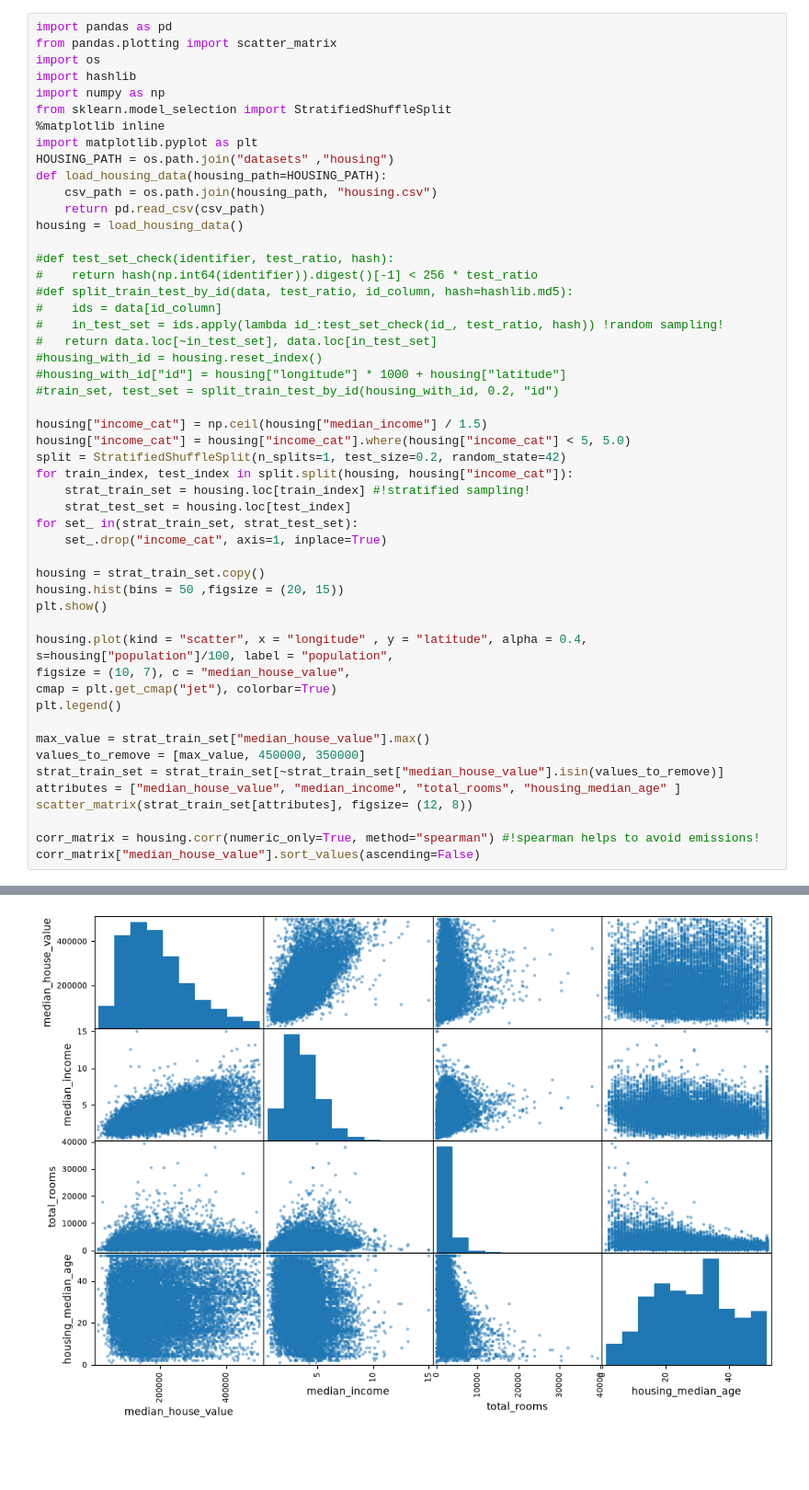
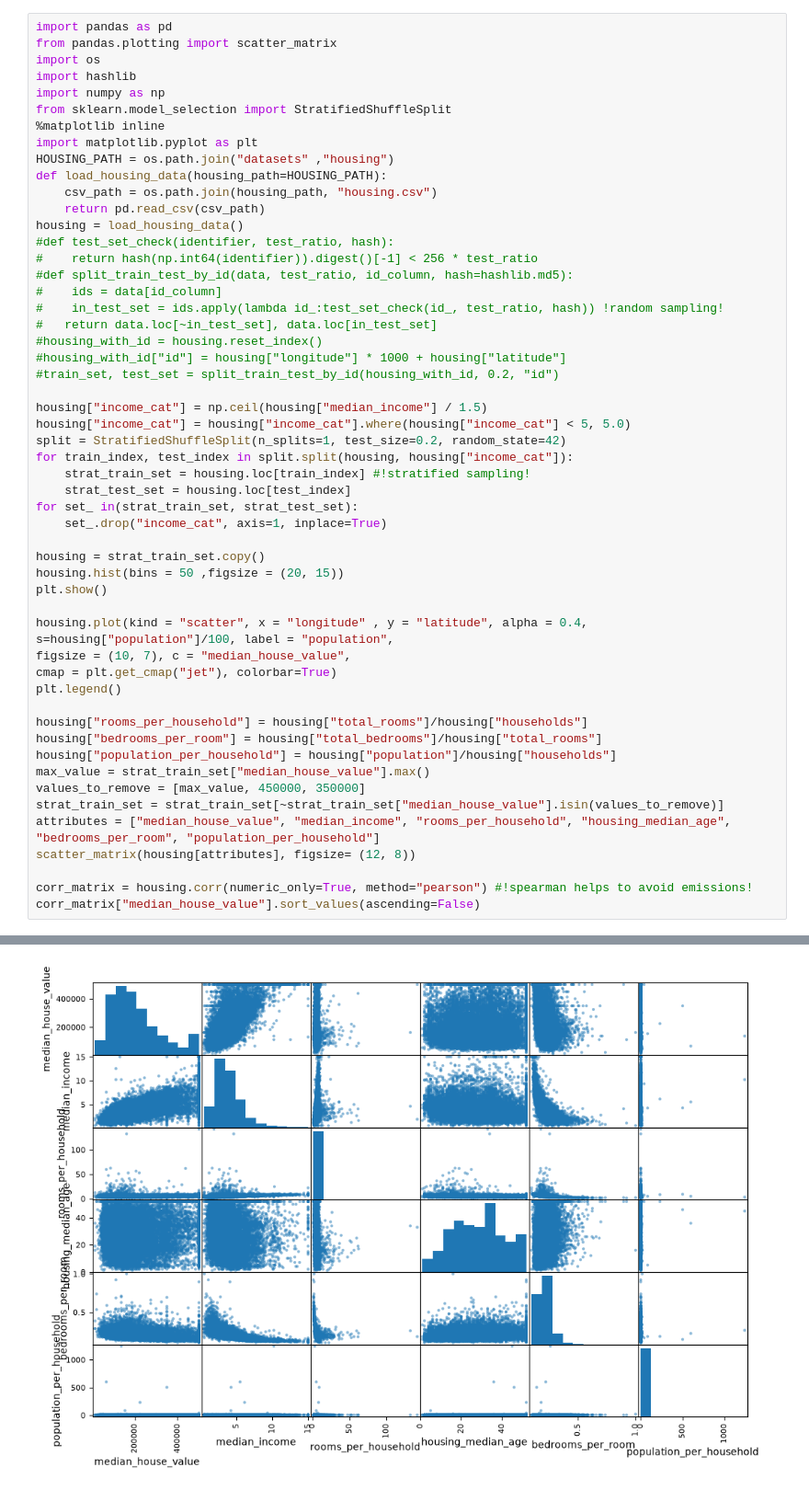
Before and after one commit to Atwidans/MachineLearning, a Jupyter notebook: housing_ml(thx Aurelien Geron)/ml_housing.ipynb, the cells around one changed output, grey strips where cells are left out. Shown at 92% size. Drawn from its saved outputs; the diff is of its cells as text; blank space fills up the shorter version.

Commit message:
work in ml_housing, data analysis (build combinations of data, pearson correlation with new attributes)

```diff
--- a/housing_ml(thx Aurelien Geron)/ml_housing.ipynb
+++ b/housing_ml(thx Aurelien Geron)/ml_housing.ipynb
@@ -12,7 +12,6 @@ def load_housing_data(housing_path=HOUSING_РАТН):
     csv_path = os.path.join(housing_path, "housing.csv")
     return pd.read_csv(csv_path)
 housing = load_housing_data()
-
 #def test_set_check(identifier, test_ratio, hash):
 #    return hash(np.int64(identifier)).digest()[-1] < 256 * test_ratio
 #def split_train_test_by_id(data, test_ratio, id_column, hash=hashlib.md5):
@@ -41,12 +40,15 @@ figsize = (10, 7), c = "median_house_value",
 cmap = plt.get_cmap("jet"), colorbar=True)
 plt.legend()
 
+housing["rooms_per_household"] = housing["total_rooms"]/housing["households"]
+housing["bedrooms_per_room"] = housing["total_bedrooms"]/housing["total_rooms"]
+housing["population_per_household"] = housing["population"]/housing["households"]
 max_value = strat_train_set["median_house_value"].max()
 values_to_remove = [max_value, 450000, 350000]
 strat_train_set = strat_train_set[~strat_train_set["median_house_value"].isin(values_to_remove)]
-attributes = ["median_house_value", "median_income", "total_rooms", "housing_median_age" ]
-scatter_matrix(strat_train_set[attributes], figsize= (12, 8))
+attributes = ["median_house_value", "median_income", "rooms_per_household", "housing_median_age", "bedrooms_per_room", "population_per_household"]
+scatter_matrix(housing[attributes], figsize= (12, 8))
 
-corr_matrix = housing.corr(numeric_only=True, method="spearman") #!spearman helps to avoid emissions!
+corr_matrix = housing.corr(numeric_only=True, method="pearson") #!spearman helps to avoid emissions!
 corr_matrix["median_house_value"].sort_values(ascending=False)
 # %% [output]
@@ -64,2 +82,2 @@ Name: median_house_value, dtype: float64
 [figure]
-[figure, old version]
+[figure, new version]
```
Also changed, not shown: parts of 1 cell of this notebook.
